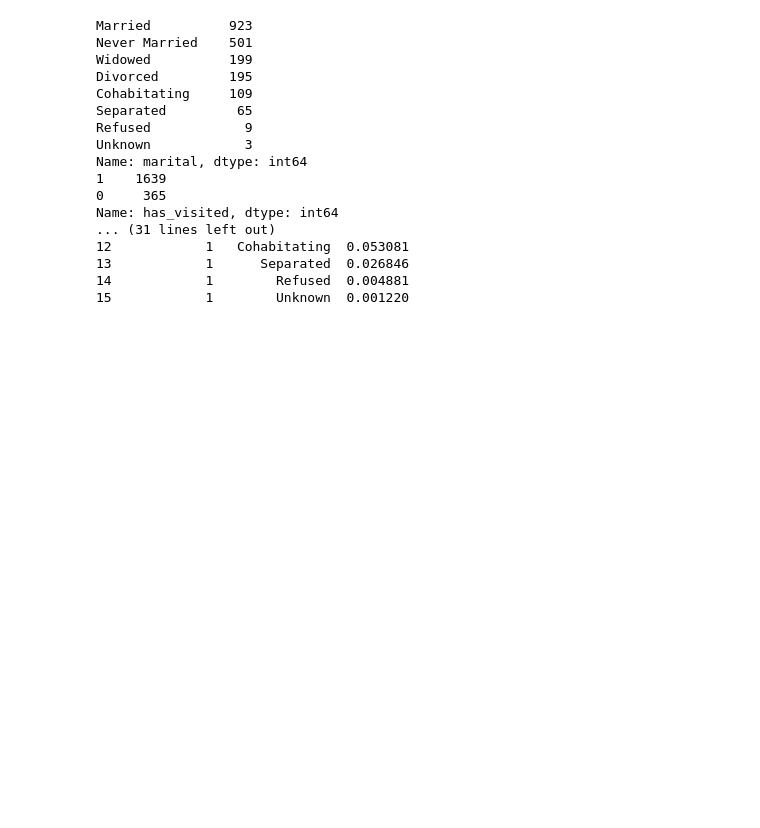
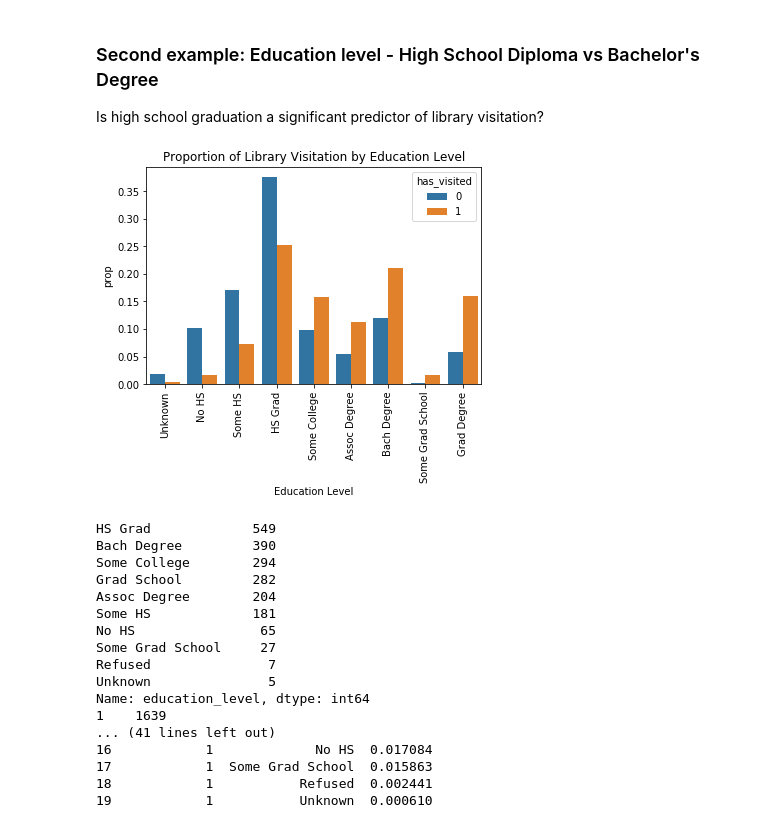
Before and after one commit to noraek/Springboard, a Jupyter notebook: Inferential Statistics for Capstone.ipynb, the cells around one changed output. Saved outputs shown, nothing was run; the diff lists cells and outputs as text; code cells hidden in the pictures; blank space fills up the shorter version.

```diff
--- a/Inferential Statistics for Capstone.ipynb
+++ b/Inferential Statistics for Capstone.ipynb
@@ -32,7 +131,29 @@ Length: 7972, dtype: float64
+# %% [markdown]
+<h3>Second example: Education level - High School Diploma vs Bachelor's Degree</h3>
+Is high school graduation a significant predictor of library visitation?
+# %%
+#Library Visitation by Education Level
+
+df = totalcol
+x, y, hue = "educ2_ordinal", "prop", "has_visited"
+
+prop_df = (df[x]
+           .groupby(df[hue])
+           .value_counts(normalize=True)
+           .rename(y)
+           .reset_index())
+
+sns.barplot(x=x, y=y, hue=hue, data=prop_df)
+_ = plt.xticks(range(9), ['Unknown', 'No HS', 'Some HS', 'HS Grad', 'Some College', 'Assoc Degree', 'Bach Degree', 'Some Grad School', 'Grad Degree'], rotation=90)
+_ = plt.xlabel("Education Level")
+_ = plt.title("Proportion of Library Visitation by Education Level")
+plt.show()
+# %% [output]
+[figure, added]
 # %%
-#Married people visiting the library
+#Numeric values related to Education level of people visiting the library
 
-x, y, hue = "marital", "prop", "has_visited"
+x, y, hue = "education_level", "prop", "has_visited"
 
 prop_df = (df[x]
            .groupby(df[hue])
@@ -42,26 +163,26 @@ prop_df = (df[x]
 
 #print(prop_df)
 
-print(totalcol['marital'].value_counts())
+print(totalcol['education_level'].value_counts())
 print(totalcol['has_visited'].value_counts())
-print(totalcol['has_visited'].groupby(totalcol['marital']).value_counts())
+print(totalcol['has_visited'].groupby(totalcol['education_level']).value_counts())
 print(prop_df)
 # %% [output]
-Married          923
-Never Married    501
-Widowed          199
-Divorced         195
-Cohabitating     109
-Separated         65
-Refused            9
-Unknown            3
-Name: marital, dtype: int64
+HS Grad             549
+Bach Degree         390
+Some College        294
+Grad School         282
+Assoc Degree        204
+Some HS             181
+No HS                65
+Some Grad School     27
+Refused               7
+Unknown               5
+Name: education_level, dtype: int64
 1    1639
-0     365
-Name: has_visited, dtype: int64
-... (31 lines left out)
-12            1   Cohabitating  0.053081
-13            1      Separated  0.026846
-14            1        Refused  0.004881
-15            1        Unknown  0.001220
+... (41 lines left out)
+16            1             No HS  0.017084
+17            1  Some Grad School  0.015863
+18            1           Refused  0.002441
+19            1           Unknown  0.000610
 # %% [markdown]
```
Also changed, not shown: parts of 8 cells of this notebook.
